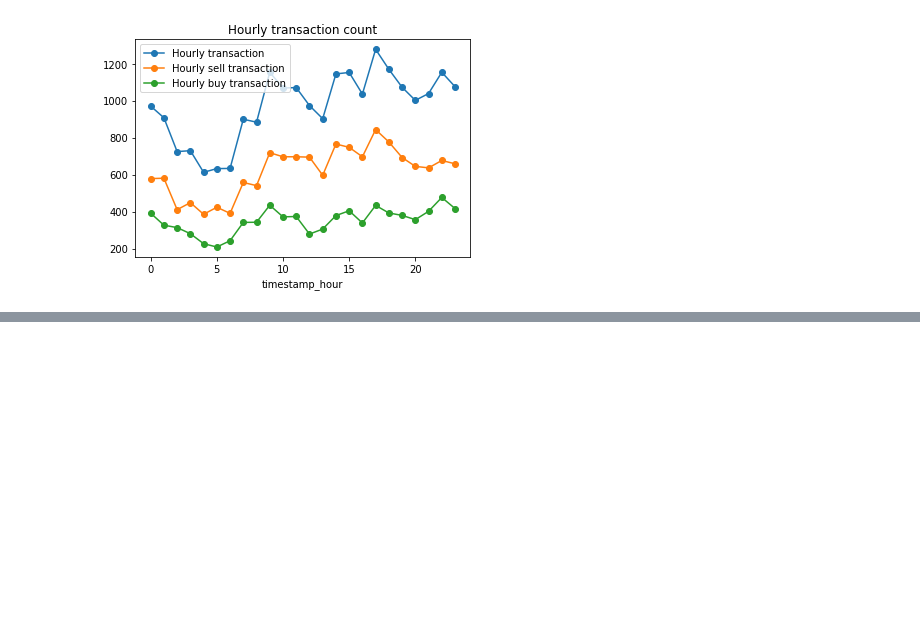
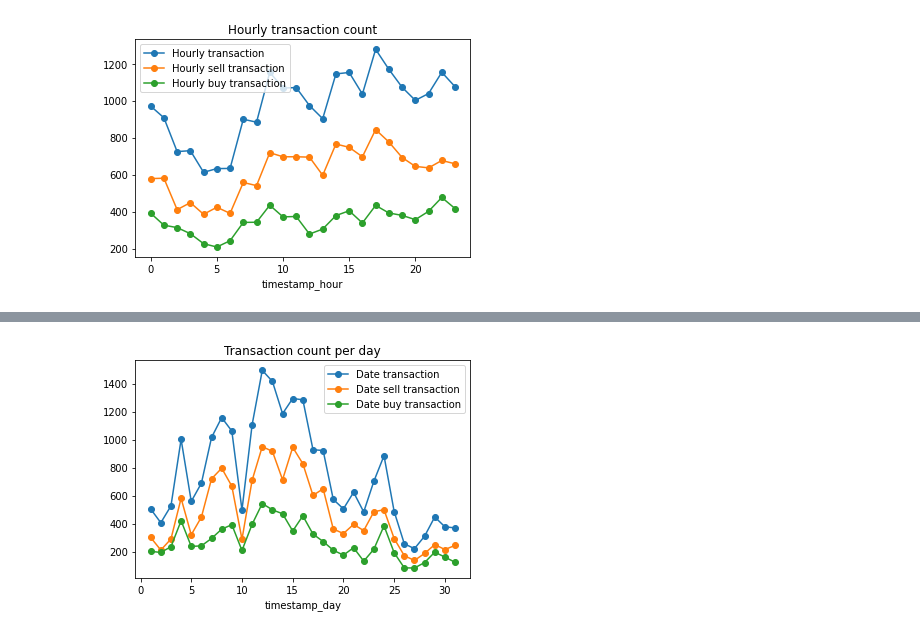
Before and after one commit to hamin7/ITE3035_Python, a Jupyter notebook: Data_Science/totalTransactionCount.ipynb, the cells around one changed output, grey strips where cells are left out. Saved outputs shown, nothing was run; the diff lists cells and outputs as text; code cells hidden in the pictures; blank space fills up the shorter version.

```diff
--- a/Data_Science/totalTransactionCount.ipynb
+++ b/Data_Science/totalTransactionCount.ipynb
@@ -243,0 +339,5 @@ plt.savefig('/Users/hamin/ITE3035_Python/Data_Science/graph/Hourly transaction c
+# %%
+# creating 'date' - buy amount' connection
+df2 = df.copy()
+df2 =df2[df2['amount'] > 0]
+group_date_amount_positive = df2['amount'].groupby(df2['timestamp_day'])
@@ -243,0 +433,5 @@ plt.savefig('/Users/hamin/ITE3035_Python/Data_Science/graph/Hourly transaction c
+# %%
+## creating 'date - buy amount' connection
+df3 = df.copy()
+df3 = df3[df3['amount'] < 0]
+group_date_amount_negative = df3['amount'].groupby(df3['timestamp_day'])
@@ -243,0 +548,8 @@ plt.savefig('/Users/hamin/ITE3035_Python/Data_Science/graph/Hourly transaction c
+# %%
+# date 별 절대값 총합
+# negative는 buy
+absolute_date_negative_sum = group_date_amount_negative.sum()
+absolute_date_negative_sum = absolute_date_negative_sum * (-1)
+# total 은 sell - buy
+absolute_date_total_amount = absolute_date_negative_sum+group_date_amount_positive.sum()
+absolute_date_total_amount
@@ -243,0 +599,6 @@ plt.savefig('/Users/hamin/ITE3035_Python/Data_Science/graph/Hourly transaction c
+# %%
+# date 별 계산 table 생성
+dfs = [group_date_amount.size(), group_date_amount.sum(), group_date_amount_positive.size(), group_date_amount_positive.sum(), group_date_amount_negative.size(), group_date_amount_negative.sum(), absolute_date_total_amount, absolute_date_negative_sum]
+day_df_date_final = reduce(lambda left,right: pd.merge(left,right,on='timestamp_day'), dfs)
+day_df_date_final.columns = [ "Date transaction", "Date sell-buy", "Date sell transaction", "Date sell", "Date buy transaction", "Date buy", "Date total sell", "Date absolute total buy"]
+day_df_date_final
@@ -243,0 +636,6 @@ plt.savefig('/Users/hamin/ITE3035_Python/Data_Science/graph/Hourly transaction c
+# %%
+# Date - transaction 그래프 그리기
+day_df_date_final[['Date transaction', 'Date sell transaction', 'Date buy transaction']].plot(title='Transaction count per day', marker='o')
+plt.savefig('/Users/hamin/ITE3035_Python/Data_Science/graph/Transaction_count_per_day.png', dpi=300)
+# %% [output]
+[figure, added]
```
Also changed, not shown: parts of 26 cells of this notebook, 5 other files.
